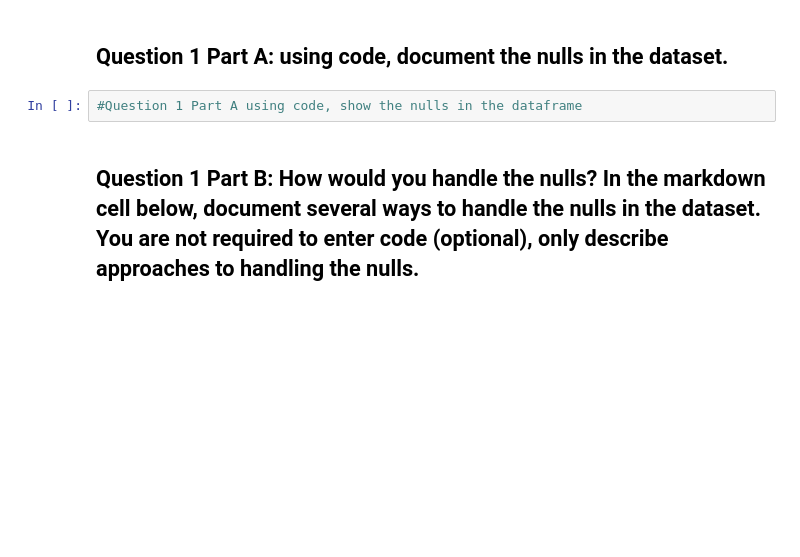
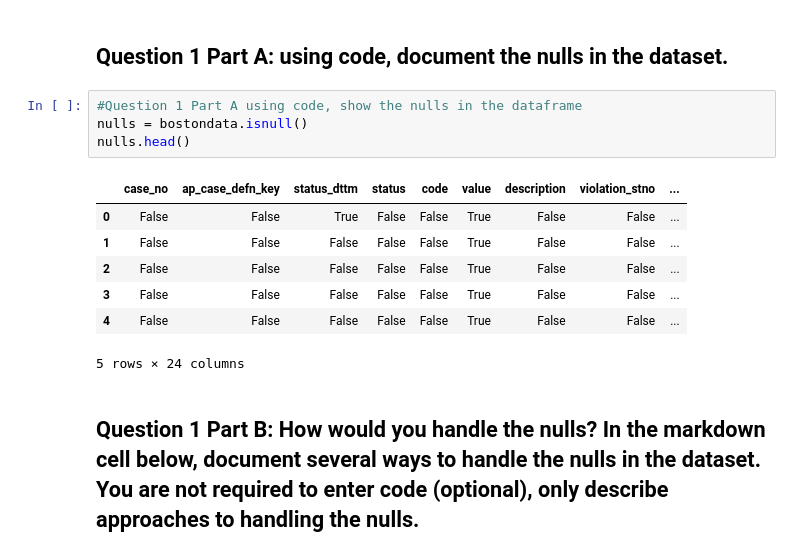
Before and after one commit to oscarno22/boston-data, a Jupyter notebook: Boston_Data_Exploration.ipynb, the cells around one changed output. Cells and saved outputs as stored; diff of their text form; blank space fills up the shorter version.

```diff
--- a/Boston_Data_Exploration.ipynb
+++ b/Boston_Data_Exploration.ipynb
@@ -23,5 +31,15 @@ bostondata.head()
 ## Question 1 Part A: using code, document the nulls in the dataset.
 # %%
 #Question 1 Part A using code, show the nulls in the dataframe
+nulls = bostondata.isnull()
+nulls.head()
+# %% [output]
+|  | case_no | ap_case_defn_key | status_dttm | status | code | value | description | violation_stno | ... |
+| 0 | False | False | True | False | False | True | False | False | ... |
+| 1 | False | False | False | False | False | True | False | False | ... |
+| 2 | False | False | False | False | False | True | False | False | ... |
+| 3 | False | False | False | False | False | True | False | False | ... |
+| 4 | False | False | False | False | False | True | False | False | ... |
+5 rows × 24 columns
 # %% [markdown]
 ## Question 1 Part B: How would you handle the nulls? In the markdown cell below, document several ways to handle the nulls in the dataset. You are not required to enter code (optional), only describe approaches to handling the nulls.
```
Also changed, not shown: parts of 13 cells of this notebook.
